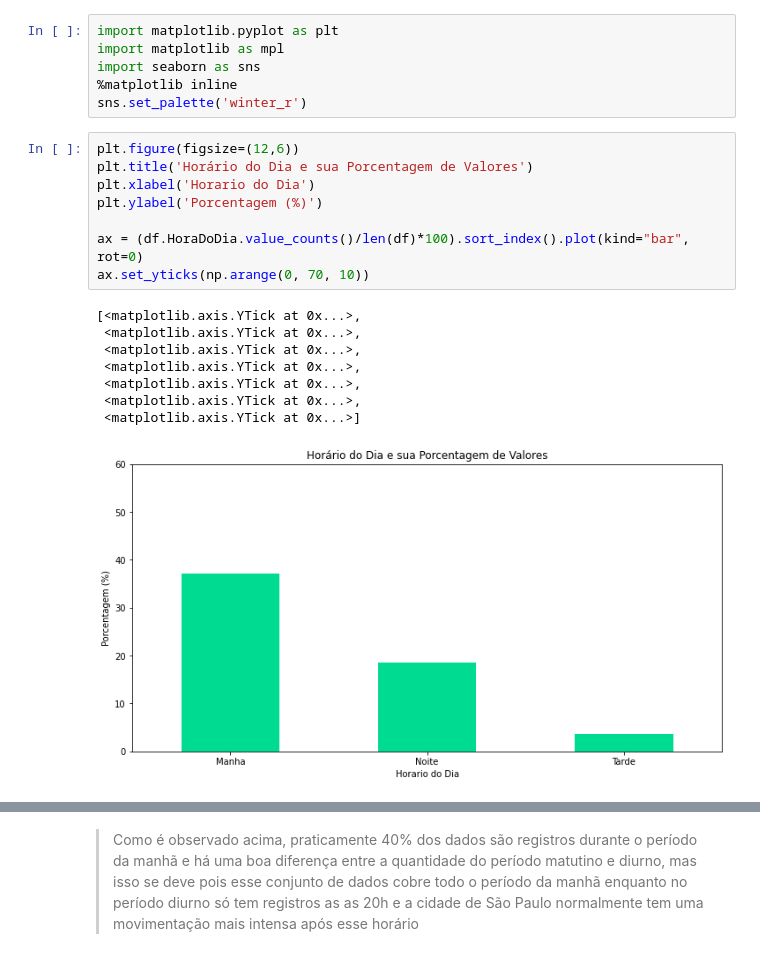
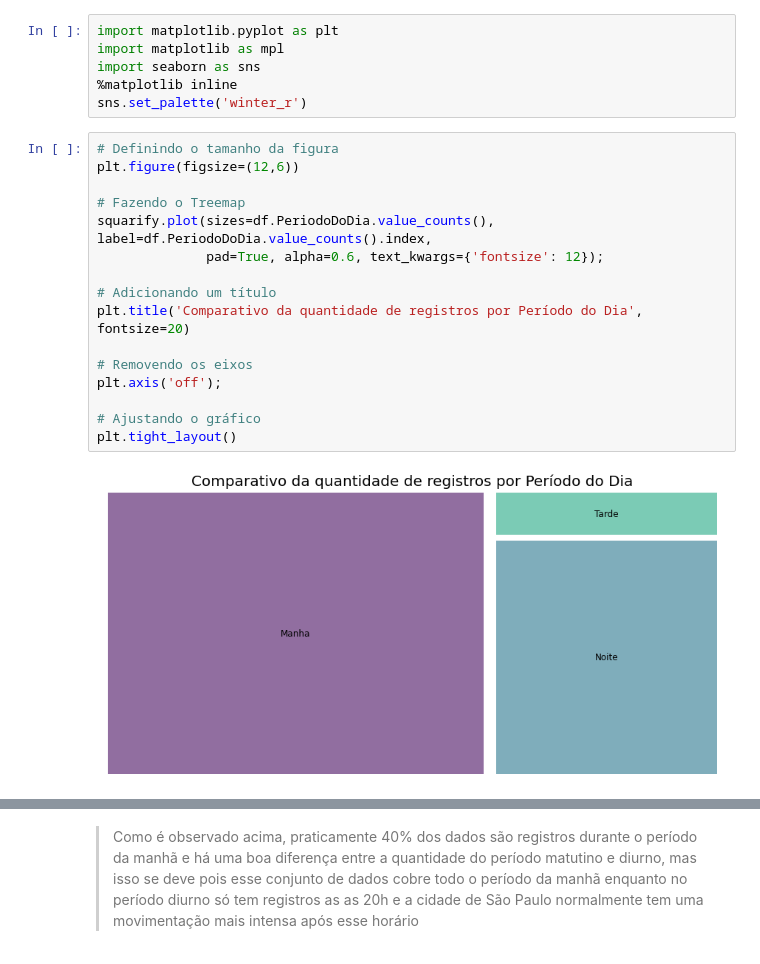
Before and after one commit to opablodantas/SP-Urban-Traffic-Prediction-Research, a Jupyter notebook: BEHAVIOR_URBAN_TRAFFIC.ipynb, the cells around one changed output, grey strips where cells are left out. Cells and saved outputs as stored; diff of their text form.

Commit message:
Treemap Adicionado

```diff
--- a/BEHAVIOR_URBAN_TRAFFIC.ipynb
+++ b/BEHAVIOR_URBAN_TRAFFIC.ipynb
@@ -274,20 +275,21 @@ import matplotlib as mpl
 import seaborn as sns
 %matplotlib inline
 sns.set_palette('winter_r')
-# %%
-plt.figure(figsize=(12,6))
-plt.title('Horário do Dia e sua Porcentagem de Valores')
-plt.xlabel('Horario do Dia')
-plt.ylabel('Porcentagem (%)')
-
-ax = (df.HoraDoDia.value_counts()/len(df)*100).sort_index().plot(kind="bar", rot=0)
-ax.set_yticks(np.arange(0, 70, 10))
-# %% [output]
-[<matplotlib.axis.YTick at 0x...>,
- <matplotlib.axis.YTick at 0x...>,
- <matplotlib.axis.YTick at 0x...>,
- <matplotlib.axis.YTick at 0x...>,
- <matplotlib.axis.YTick at 0x...>,
- <matplotlib.axis.YTick at 0x...>,
- <matplotlib.axis.YTick at 0x...>]
-[figure, removed]
+# %%
+# Definindo o tamanho da figura
+plt.figure(figsize=(12,6))
+
+# Fazendo o Treemap
+squarify.plot(sizes=df.PeriodoDoDia.value_counts(), label=df.PeriodoDoDia.value_counts().index,
+              pad=True, alpha=0.6, text_kwargs={'fontsize': 12});
+
+# Adicionando um título
+plt.title('Comparativo da quantidade de registros por Período do Dia', fontsize=20)
+
+# Removendo os eixos
+plt.axis('off');
+
+# Ajustando o gráfico
+plt.tight_layout()
+# %% [output]
+[figure, added]
```
Also changed, not shown: parts of 31 cells of this notebook.
